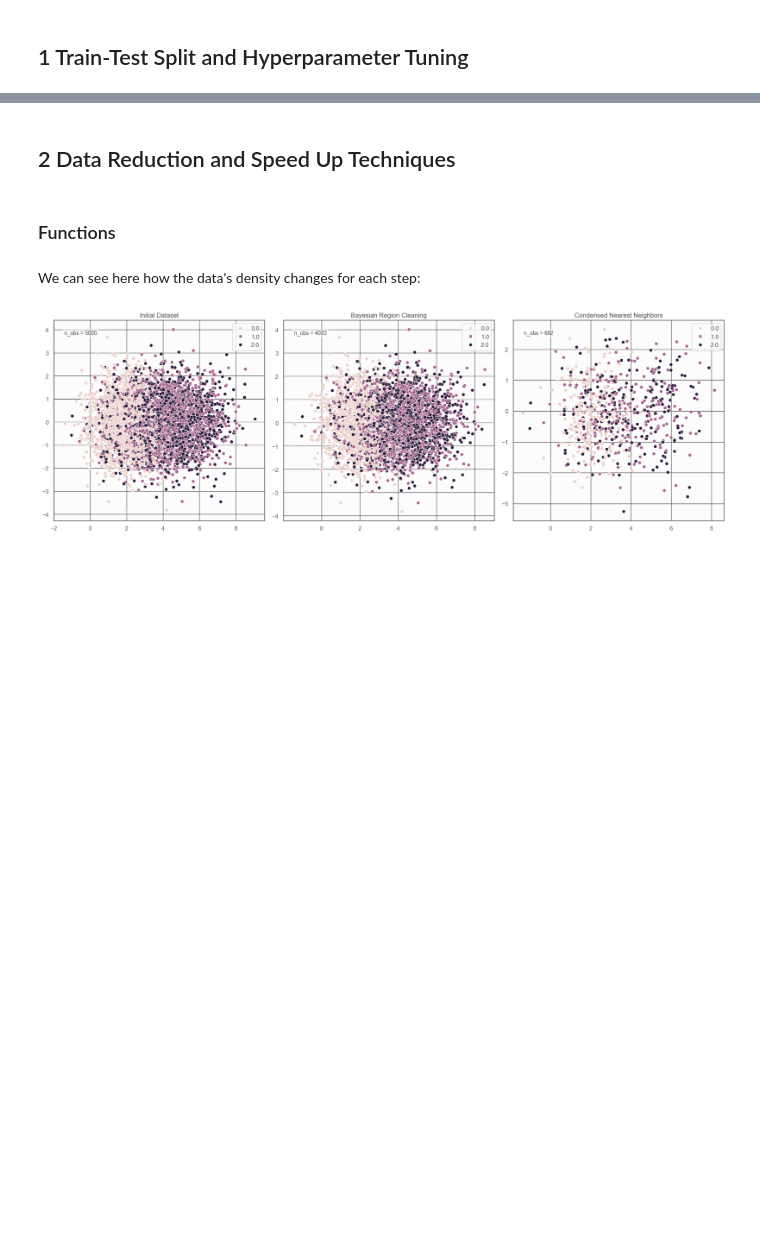
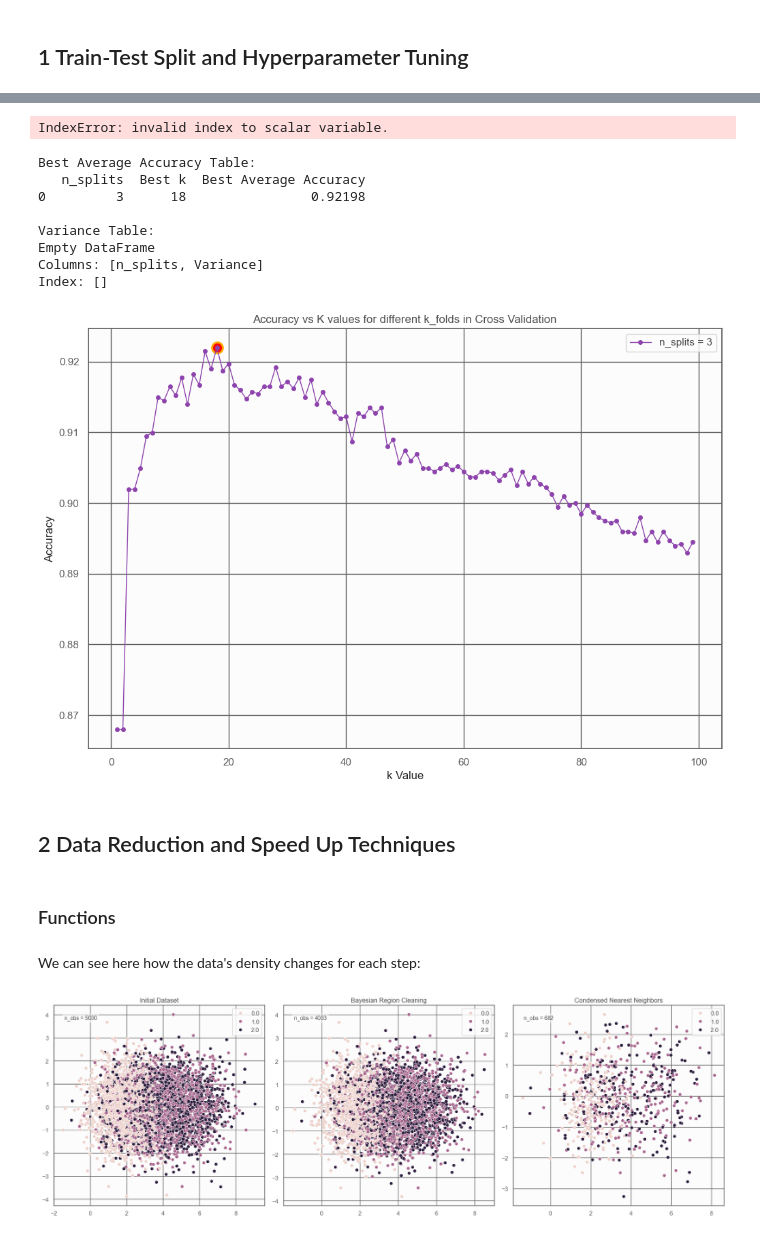
Before and after one commit to ChelsyMena/knn-implementation, a Jupyter notebook: main.ipynb, the cells around one changed output, grey strips where cells are left out. Cells and saved outputs as stored; diff of their text form; code cells hidden in the pictures; blank space fills up the shorter version.

```diff
--- a/main.ipynb
+++ b/main.ipynb
@@ -175,3 +276,73 @@ def knn_predictions(train_data, test_data, k, distance_matrix=None):
+# %%
+max(avg_accuracies, key=lambda x: x[1])
+# %% [output]
+IndexError: invalid index to scalar variable.
+# %%
+n_splits_values = [3]
+accuracies = {n_splits: [] for n_splits in n_splits_values}
+
+best_k_per_split = {}
+best_accuracies = []
+true_risk_accuracies = []
+#variances = []
+
+for n_splits in n_splits_values:
+
+    #avg_accuracies, variances = custom_k_fold(train_data, n_folds=n_splits, k_range=(1, 100))
+
+    best_accuracy = max(avg_accuracies)
+    best_k = avg_accuracies.index(best_accuracy)+1
+    best_k_per_split[n_splits] = best_k
+    best_accuracies.append((n_splits, best_k, best_accuracy))
+
+    # Evaluate true risk using evaluation set for the best k
+    # ASK MARC TOMORROW, I DONT THINK THIS IS DONE UNTIL WE FINISH PICKING THE K
+    # true_risk_accuracy = model_accuracy(f_train, l_train, f_eval, l_eval, best_k)
+    # true_risk_accuracies.append((n_splits, best_k, true_risk_accuracy))
+    # print(f"n_splits: {n_splits}, Best k: {best_k}, True Risk Accuracy: {true_risk_accuracy:.4f}")
+accuracies[n_splits]=avg_accuracies
+
+# Creating tables for best average accuracy, true risk accuracy, and variances
+best_avg_accuracy_table = pd.DataFrame(best_accuracies, columns=['n_splits', 'Best k', 'Best Average Accuracy'])
+#true_risk_accuracy_table = pd.DataFrame(true_risk_accuracies, columns=['n_splits', 'Best k', 'True Risk Accuracy'])
+variance_table = pd.DataFrame(variances, columns=['n_splits', 'Variance'])
+
+print("\nBest Average Accuracy Table:")
+print(best_avg_accuracy_table)
+
+# print("\nTrue Risk Accuracy Table:")
+# print(true_risk_accuracy_table)
+
+print("\nVariance Table:")
+print(variance_table)
+
+# Plotting cross-validation accuracies
+plt.figure(figsize=(12, 8))
+for n_splits in n_splits_values:
+    plt.plot(list(range(1,100)), accuracies[n_splits], label=f'n_splits = {n_splits}', linestyle='-', marker='o', markersize=4, linewidth=1)
+
+# Highlighting best points for each n_splits
+for n_splits, best_k, best_accuracy in best_accuracies:
+    plt.scatter(best_k, best_accuracy, color='red', marker='o', s=130, edgecolor='orange', linewidth=2)
+
+plt.xlabel('k Value')
+plt.ylabel('Accuracy')
+plt.title('Accuracy vs K values for different k_folds in Cross Validation')
+plt.legend()
+plt.grid(True)
+plt.show()
+
+# Took 30mins for k up to 100 and k_folds to 3
+# %% [output]
+Best Average Accuracy Table:
+   n_splits  Best k  Best Average Accuracy
+0         3      18                0.92198
+
+Variance Table:
+Empty DataFrame
+Columns: [n_splits, Variance]
+Index: []
+[figure, added]
 # %% [markdown]
 ## 2 Data Reduction and Speed Up Techniques
 # %% [markdown]
```
Also changed, not shown: parts of 13 cells of this notebook.
